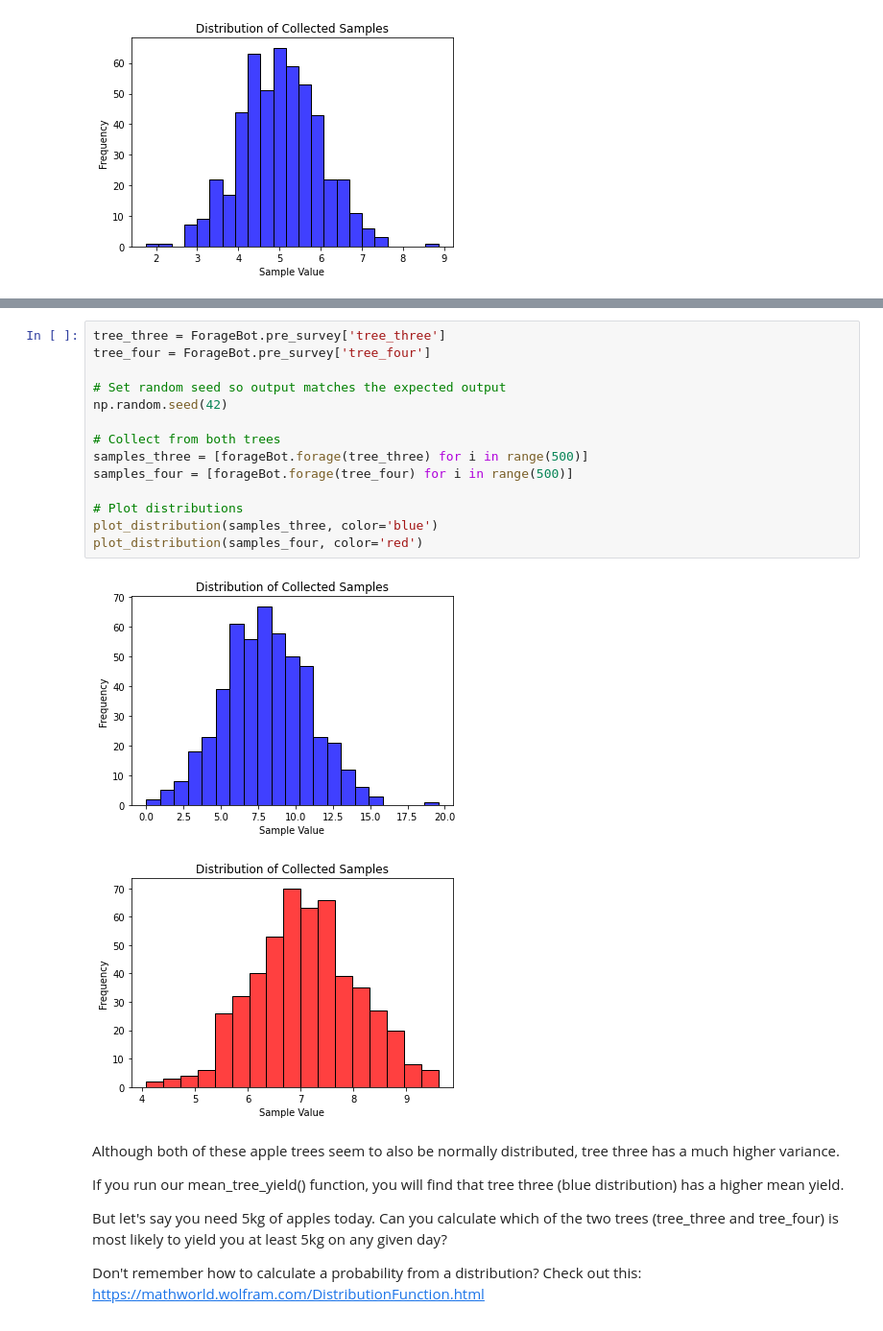
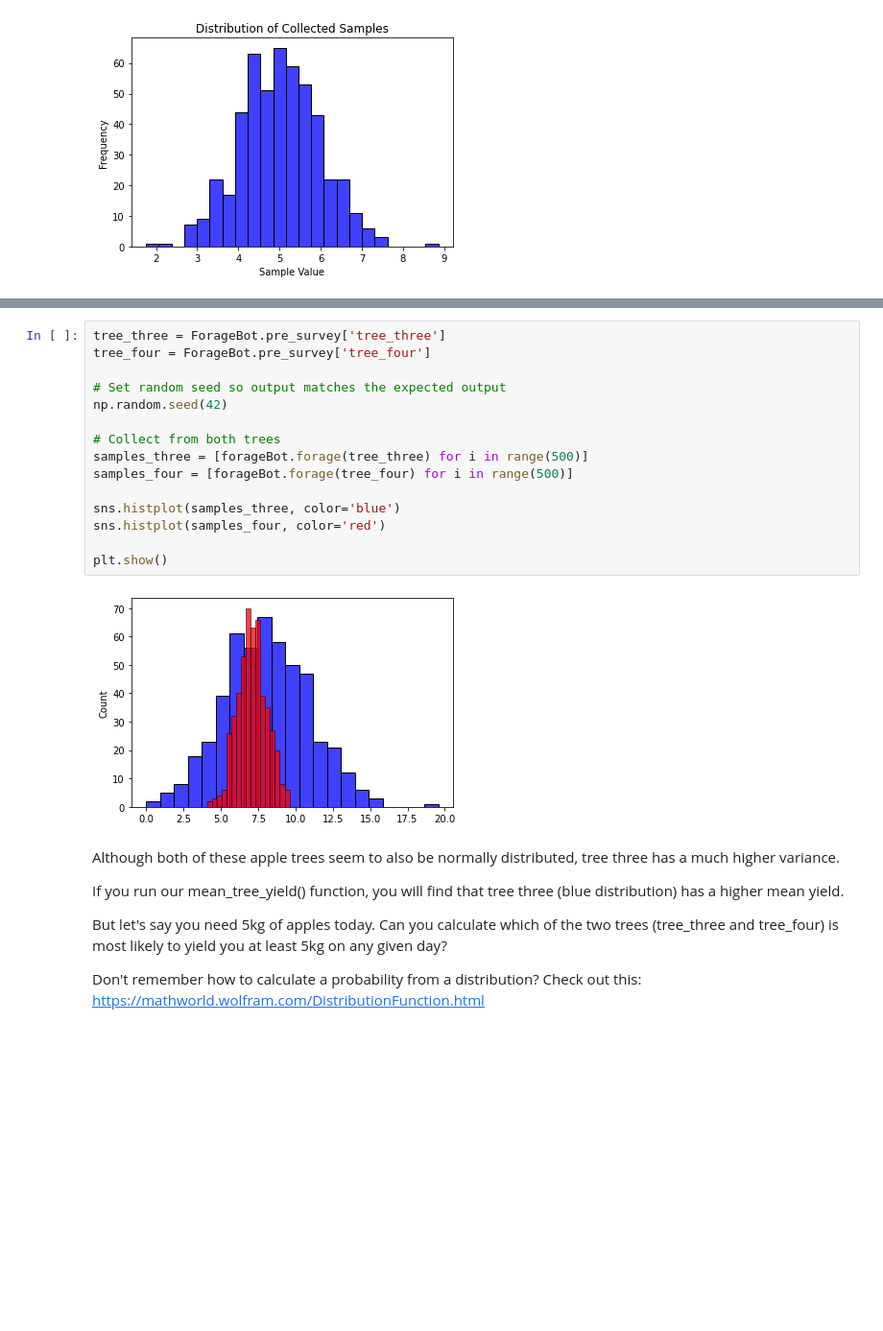
Before and after one commit to elisamhh/computational-thinking-week-individual-14437279, a Jupyter notebook: challenge_foraging/challenge_foraging_robot.ipynb, the cells around one changed output, grey strips where cells are left out. Shown at 96% size. Saved outputs shown, nothing was run; the diff lists cells and outputs as text; blank space fills up the shorter version.

```diff
--- a/challenge_foraging/challenge_foraging_robot.ipynb
+++ b/challenge_foraging/challenge_foraging_robot.ipynb
@@ -170,20 +161,20 @@ Now, let's have a look at two more trees
 # %%
 tree_three = ForageBot.pre_survey['tree_three']
 tree_four = ForageBot.pre_survey['tree_four']
 
 # Set random seed so output matches the expected output
 np.random.seed(42)
 
 # Collect from both trees
 samples_three = [forageBot.forage(tree_three) for i in range(500)]
 samples_four = [forageBot.forage(tree_four) for i in range(500)]
 
-# Plot distributions
-plot_distribution(samples_three, color='blue')
-plot_distribution(samples_four, color='red')
+sns.histplot(samples_three, color='blue')
+sns.histplot(samples_four, color='red')
+
+plt.show()
 # %% [output]
-[figure, old version]
+[figure, new version]
-[figure, removed]
 # %% [markdown]
 Although both of these apple trees seem to also be normally distributed, tree three has a much higher variance.
 
```
Also changed, not shown: parts of 8 cells of this notebook.
